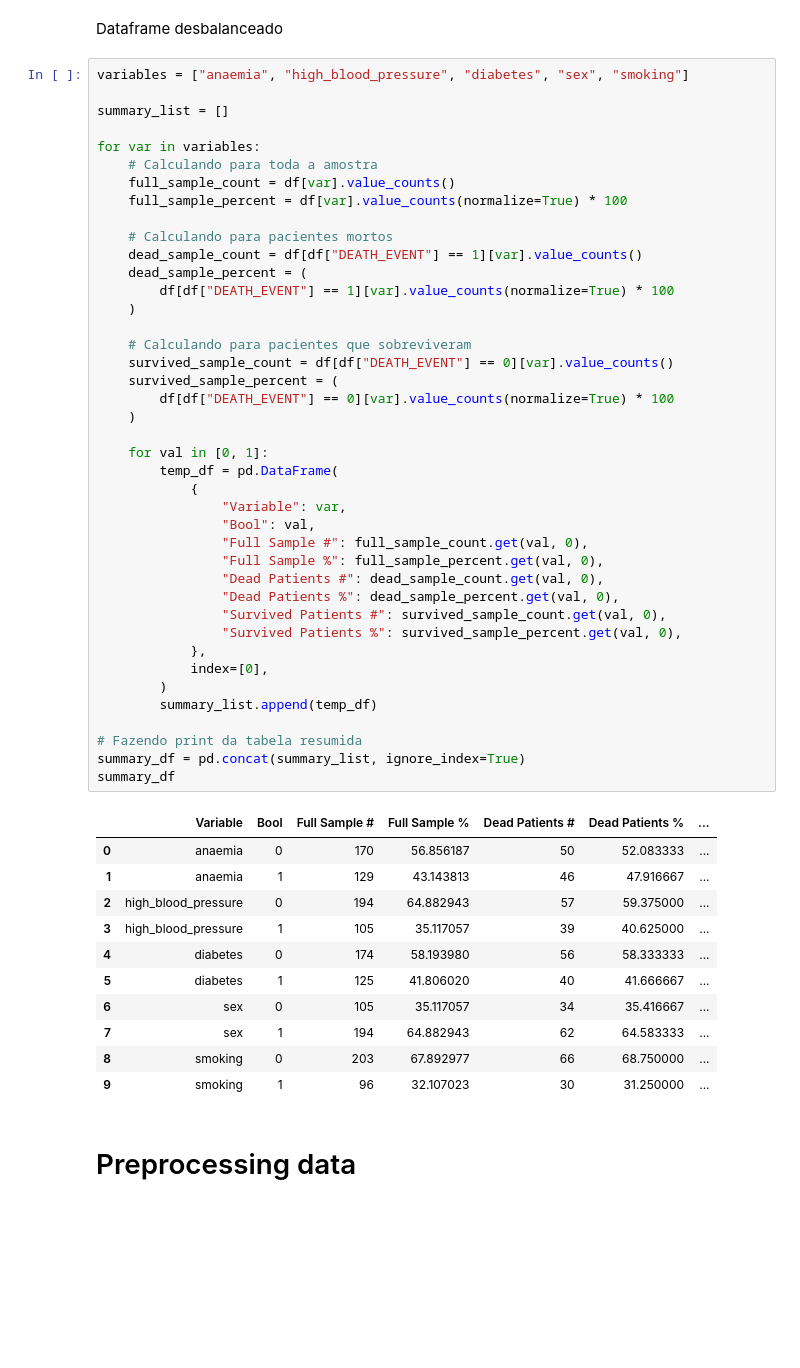
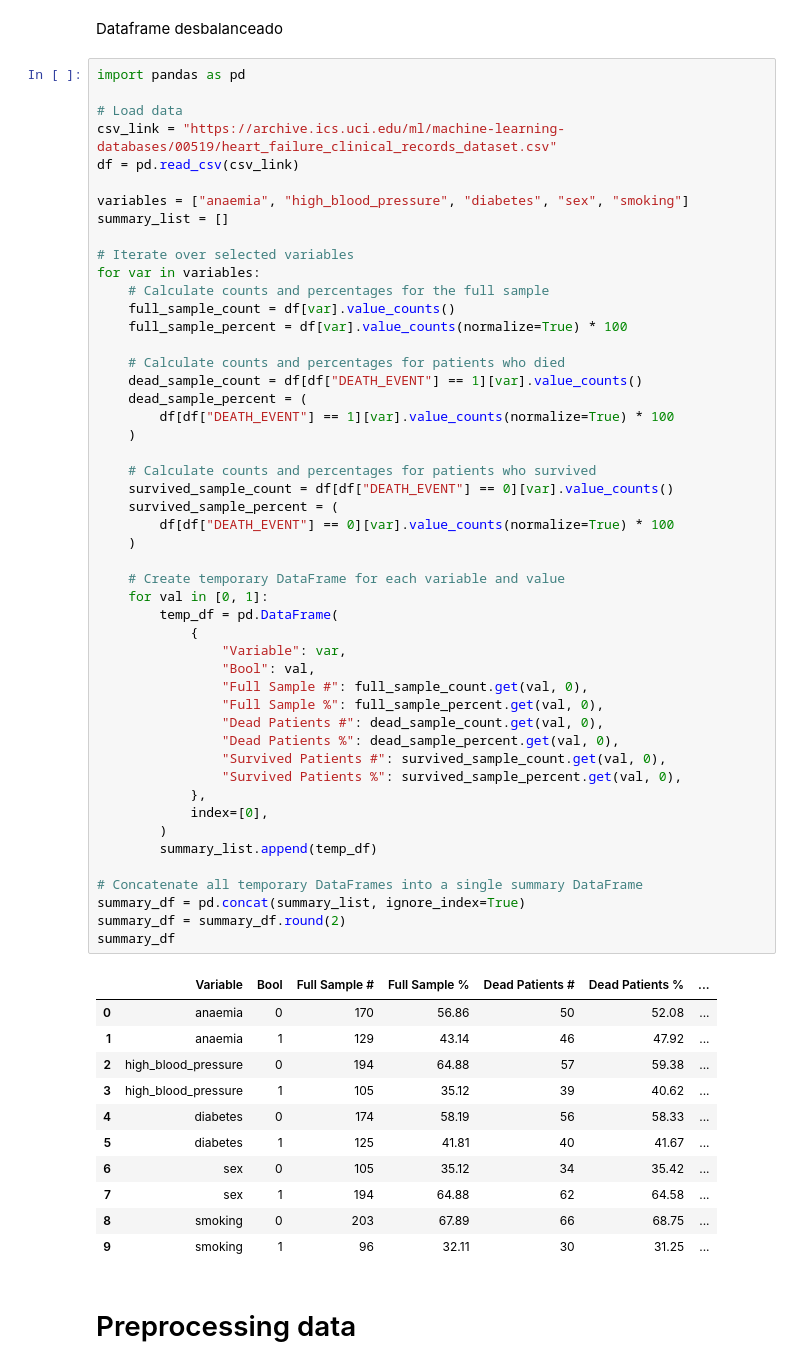
Before and after one commit to viniciusparede/heart-failure-predict, a Jupyter notebook: notebooks/heart-failure.ipynb, the cells around one changed output. Saved outputs shown, nothing was run; the diff lists cells and outputs as text; blank space fills up the shorter version.

Commit message:
hear failure analysis

```diff
--- a/notebooks/heart-failure.ipynb
+++ b/notebooks/heart-failure.ipynb
@@ -107,58 +112,66 @@ Death patients:  96
 # %% [markdown]
 Dataframe desbalanceado
 # %%
+import pandas as pd
+
+# Load data
+csv_link = "https://archive.ics.uci.edu/ml/machine-learning-databases/00519/heart_failure_clinical_records_dataset.csv"
+df = pd.read_csv(csv_link)
+
 variables = ["anaemia", "high_blood_pressure", "diabetes", "sex", "smoking"]
-
 summary_list = []
 
+# Iterate over selected variables
 for var in variables:
-    # Calculando para toda a amostra
+    # Calculate counts and percentages for the full sample
     full_sample_count = df[var].value_counts()
     full_sample_percent = df[var].value_counts(normalize=True) * 100
 
-    # Calculando para pacientes mortos
+    # Calculate counts and percentages for patients who died
     dead_sample_count = df[df["DEATH_EVENT"] == 1][var].value_counts()
     dead_sample_percent = (
         df[df["DEATH_EVENT"] == 1][var].value_counts(normalize=True) * 100
     )
 
-    # Calculando para pacientes que sobreviveram
+    # Calculate counts and percentages for patients who survived
     survived_sample_count = df[df["DEATH_EVENT"] == 0][var].value_counts()
     survived_sample_percent = (
         df[df["DEATH_EVENT"] == 0][var].value_counts(normalize=True) * 100
     )
 
+    # Create temporary DataFrame for each variable and value
     for val in [0, 1]:
         temp_df = pd.DataFrame(
             {
                 "Variable": var,
                 "Bool": val,
                 "Full Sample #": full_sample_count.get(val, 0),
                 "Full Sample %": full_sample_percent.get(val, 0),
                 "Dead Patients #": dead_sample_count.get(val, 0),
                 "Dead Patients %": dead_sample_percent.get(val, 0),
                 "Survived Patients #": survived_sample_count.get(val, 0),
                 "Survived Patients %": survived_sample_percent.get(val, 0),
             },
             index=[0],
         )
         summary_list.append(temp_df)
 
-# Fazendo print da tabela resumida
+# Concatenate all temporary DataFrames into a single summary DataFrame
 summary_df = pd.concat(summary_list, ignore_index=True)
+summary_df = summary_df.round(2)
 summary_df
 # %% [output]
 |  | Variable | Bool | Full Sample # | Full Sample % | Dead Patients # | Dead Patients % | ... |
-| 0 | anaemia | 0 | 170 | 56.856187 | 50 | 52.083333 | ... |
-| 1 | anaemia | 1 | 129 | 43.143813 | 46 | 47.916667 | ... |
-| 2 | high_blood_pressure | 0 | 194 | 64.882943 | 57 | 59.375000 | ... |
-| 3 | high_blood_pressure | 1 | 105 | 35.117057 | 39 | 40.625000 | ... |
-| 4 | diabetes | 0 | 174 | 58.193980 | 56 | 58.333333 | ... |
-| 5 | diabetes | 1 | 125 | 41.806020 | 40 | 41.666667 | ... |
-| 6 | sex | 0 | 105 | 35.117057 | 34 | 35.416667 | ... |
-| 7 | sex | 1 | 194 | 64.882943 | 62 | 64.583333 | ... |
-| 8 | smoking | 0 | 203 | 67.892977 | 66 | 68.750000 | ... |
-| 9 | smoking | 1 | 96 | 32.107023 | 30 | 31.250000 | ... |
+| 0 | anaemia | 0 | 170 | 56.86 | 50 | 52.08 | ... |
+| 1 | anaemia | 1 | 129 | 43.14 | 46 | 47.92 | ... |
+| 2 | high_blood_pressure | 0 | 194 | 64.88 | 57 | 59.38 | ... |
+| 3 | high_blood_pressure | 1 | 105 | 35.12 | 39 | 40.62 | ... |
+| 4 | diabetes | 0 | 174 | 58.19 | 56 | 58.33 | ... |
+| 5 | diabetes | 1 | 125 | 41.81 | 40 | 41.67 | ... |
+| 6 | sex | 0 | 105 | 35.12 | 34 | 35.42 | ... |
+| 7 | sex | 1 | 194 | 64.88 | 62 | 64.58 | ... |
+| 8 | smoking | 0 | 203 | 67.89 | 66 | 68.75 | ... |
+| 9 | smoking | 1 | 96 | 32.11 | 30 | 31.25 | ... |
 # %% [markdown]
 # Preprocessing data
 # %%
```
Also changed, not shown: parts of 8 cells of this notebook.
